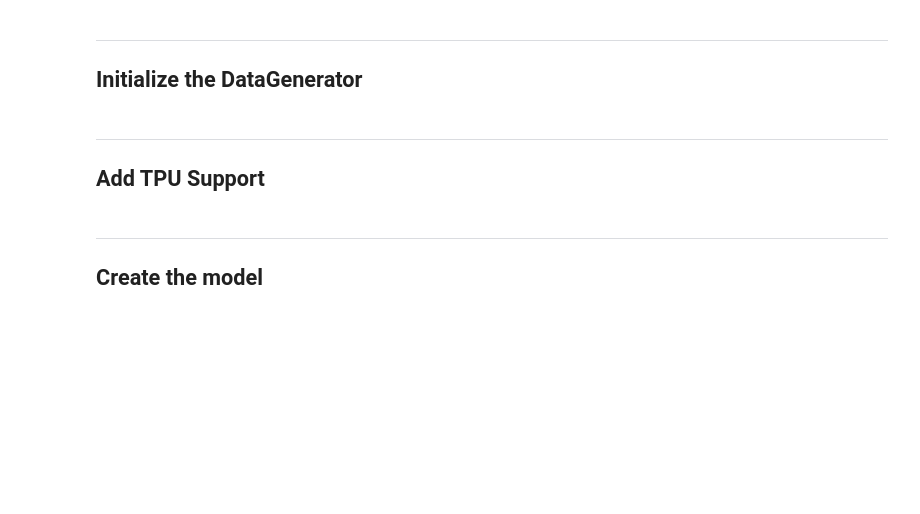
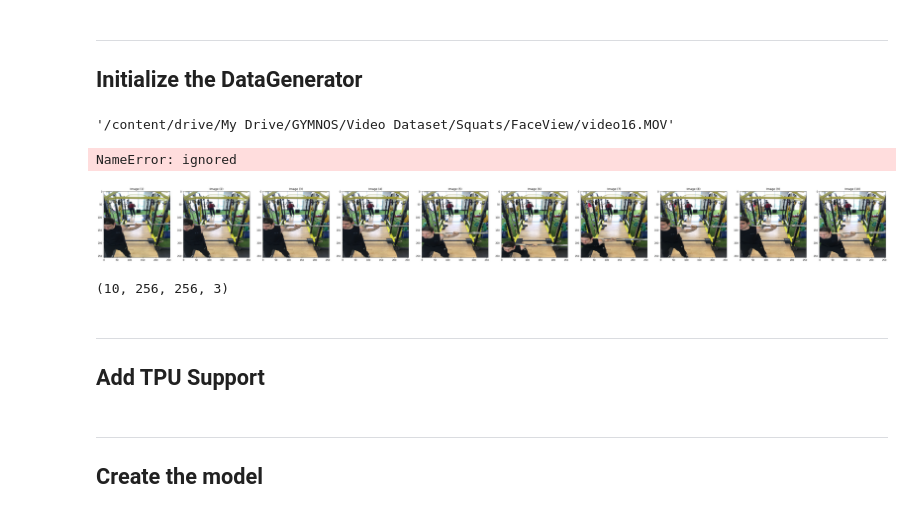
Before and after one commit to Gymnos-AI/Gymnos-Playground, a Jupyter notebook: Neural-Network/Iteration2/Model_Training_GPU.ipynb, the cells around one changed output. Cells and saved outputs as stored; diff of their text form; code cells hidden in the pictures; blank space fills up the shorter version.

```diff
--- a/Neural-Network/Iteration2/Model_Training_GPU.ipynb
+++ b/Neural-Network/Iteration2/Model_Training_GPU.ipynb
@@ -132,4 +120,25 @@ validation_generator = gen.DataGenerator(partition["validation"], labels, **para
-# %%
-images, labels = train_generator.__getitem__(0)
+# %%
+train_params = {'frames_per_video': 15,
+                'frame_dim': (256, 256),
+                'batch_size': 1,
+                'n_classes': 2,
+                'shuffle': True}
+
+train_generator = gen.DataGenerator(partition["train"], labels, **train_params)
+# %%
+test_vids = partition["train"]
+test_vids[0]
+# %% [output]
+'/content/drive/My Drive/GYMNOS/Video Dataset/Squats/FaceView/video16.MOV'
+# %%
+vid_frames = train_generator.extract_frames_from_directory(test_vids[0])
+# %% [output]
+NameError: ignored
 # %%
-helper.show_images(images)
+helper.show_images(vid_frames)
+# %% [output]
+[figure, added]
+# %%
+vid_frames.shape
+# %% [output]
+(10, 256, 256, 3)
```
Also changed, not shown: parts of 9 cells of this notebook.
